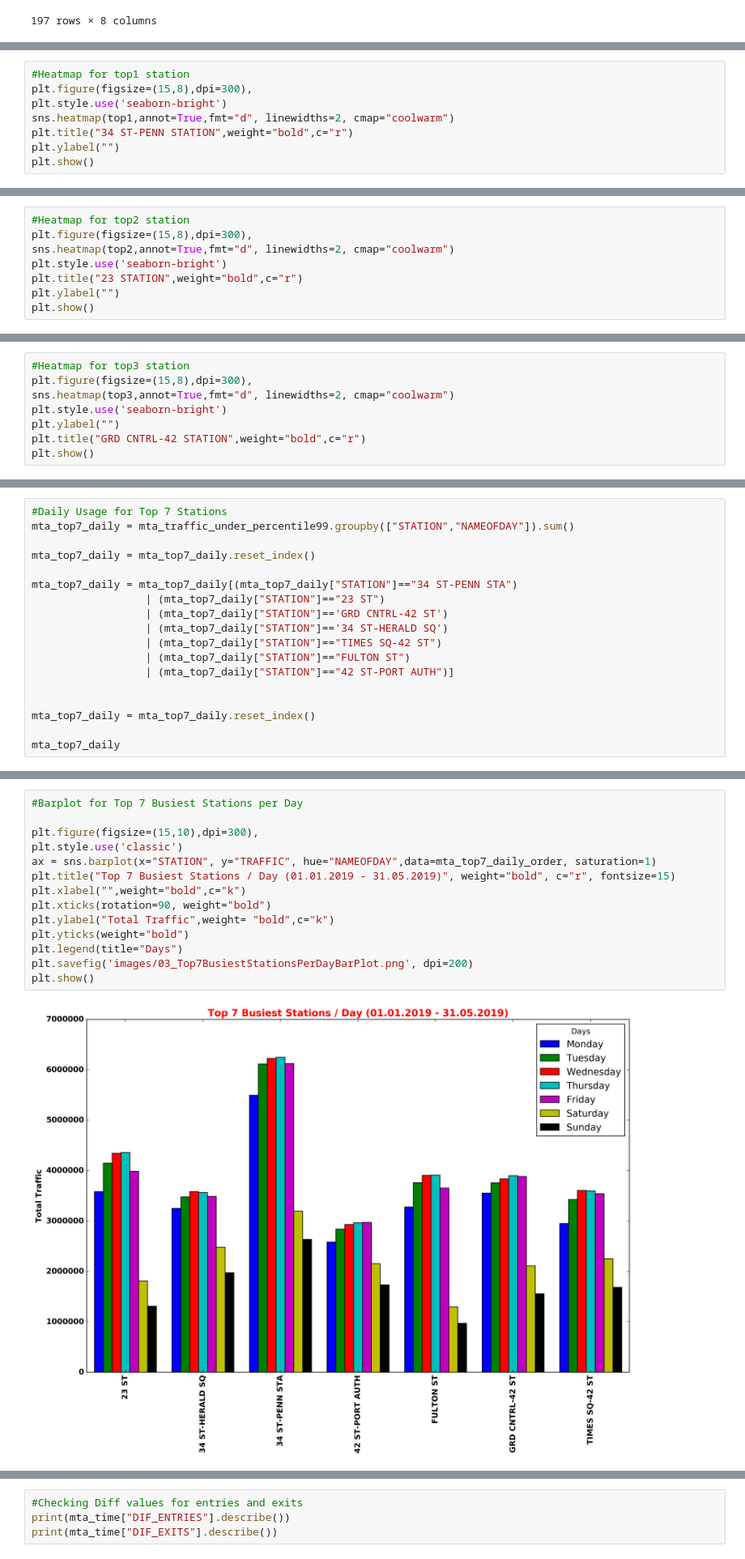
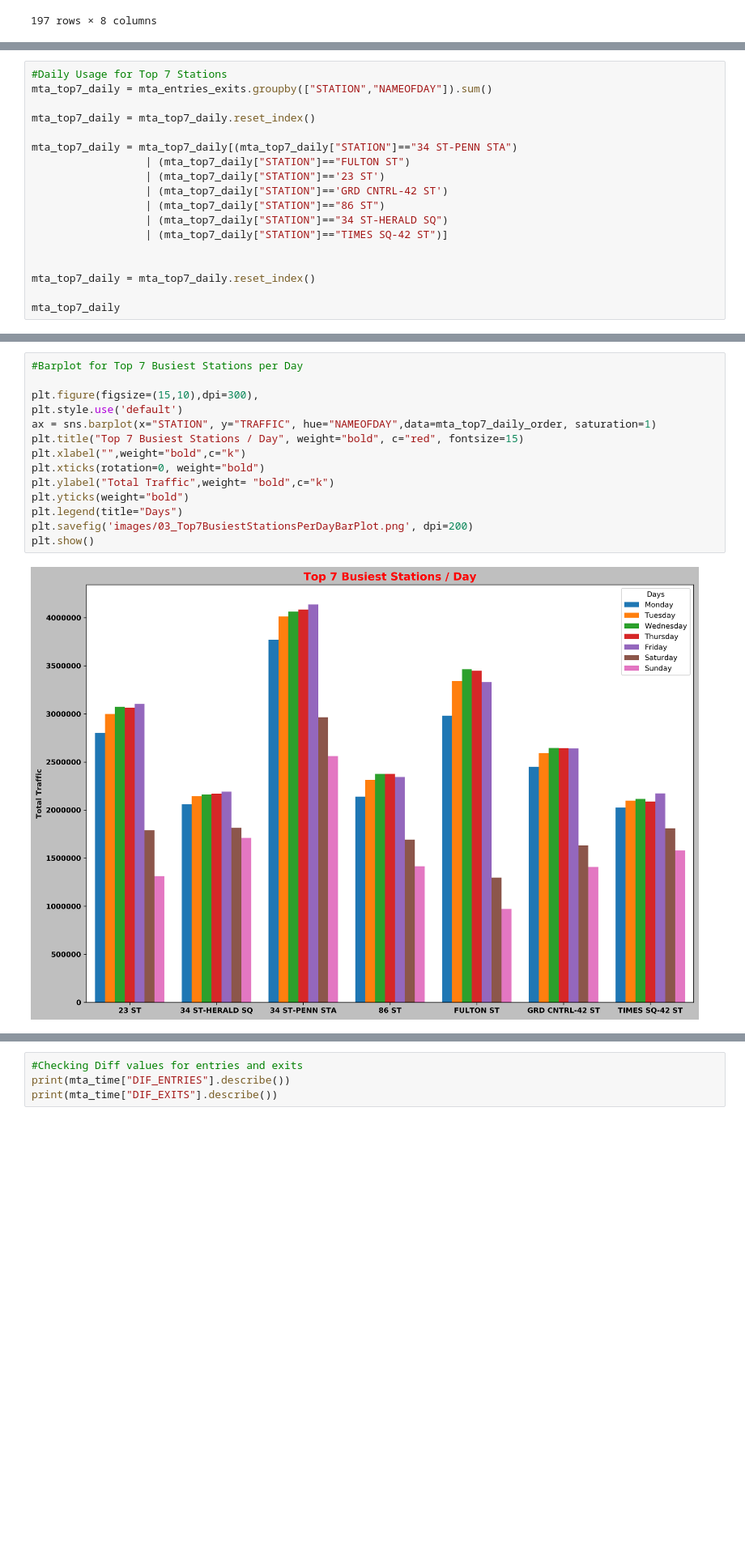
Before and after one commit to yalinyener/EDA-MTA-Turnstile, a Jupyter notebook: ExploratoryDataAnalysis(EDA)ofMTA_TurnstileData.ipynb, the cells around one changed output, grey strips where cells are left out. Shown at 81% size. Saved outputs shown, nothing was run; the diff lists cells and outputs as text; blank space fills up the shorter version.

```diff
--- a/ExploratoryDataAnalysis(EDA)ofMTA_TurnstileData.ipynb
+++ b/ExploratoryDataAnalysis(EDA)ofMTA_TurnstileData.ipynb
@@ -542,8 +570,0 @@ top3 = top3.reindex(index = ["Monday","Tuesday","Wednesday","Thursday","Friday",
-# %%
-#Heatmap for top1 station
-plt.figure(figsize=(15,8),dpi=300),
-plt.style.use('seaborn-bright')
-sns.heatmap(top1,annot=True,fmt="d", linewidths=2, cmap="coolwarm")
-plt.title("34 ST-PENN STATION",weight="bold",c="r")
-plt.ylabel("")
-plt.show()
@@ -552,8 +570,0 @@ plt.show()
-# %%
-#Heatmap for top2 station
-plt.figure(figsize=(15,8),dpi=300),
-sns.heatmap(top2,annot=True,fmt="d", linewidths=2, cmap="coolwarm")
-plt.style.use('seaborn-bright')
-plt.title("23 STATION",weight="bold",c="r")
-plt.ylabel("")
-plt.show()
@@ -562,8 +570,0 @@ plt.show()
-# %%
-#Heatmap for top3 station
-plt.figure(figsize=(15,8),dpi=300),
-sns.heatmap(top3,annot=True,fmt="d", linewidths=2, cmap="coolwarm")
-plt.style.use('seaborn-bright')
-plt.ylabel("")
-plt.title("GRD CNTRL-42 STATION",weight="bold",c="r")
-plt.show()
@@ -572,16 +583,16 @@ plt.show()
 # %%
 #Daily Usage for Top 7 Stations
-mta_top7_daily = mta_traffic_under_percentile99.groupby(["STATION","NAMEOFDAY"]).sum()
+mta_top7_daily = mta_entries_exits.groupby(["STATION","NAMEOFDAY"]).sum()
 
 mta_top7_daily = mta_top7_daily.reset_index()
 
 mta_top7_daily = mta_top7_daily[(mta_top7_daily["STATION"]=="34 ST-PENN STA")
-                  | (mta_top7_daily["STATION"]=="23 ST")
+                  | (mta_top7_daily["STATION"]=="FULTON ST")
+                  | (mta_top7_daily["STATION"]=='23 ST')
                   | (mta_top7_daily["STATION"]=='GRD CNTRL-42 ST')
-                  | (mta_top7_daily["STATION"]=='34 ST-HERALD SQ')
-                  | (mta_top7_daily["STATION"]=="TIMES SQ-42 ST")
-                  | (mta_top7_daily["STATION"]=="FULTON ST")
-                  | (mta_top7_daily["STATION"]=="42 ST-PORT AUTH")]
+                  | (mta_top7_daily["STATION"]=="86 ST")
+                  | (mta_top7_daily["STATION"]=="34 ST-HERALD SQ")
+                  | (mta_top7_daily["STATION"]=="TIMES SQ-42 ST")]
 
 
 mta_top7_daily = mta_top7_daily.reset_index()
@@ -632,19 +643,19 @@ mta_top7_daily_order
 # %%
 #Barplot for Top 7 Busiest Stations per Day
 
 plt.figure(figsize=(15,10),dpi=300),
-plt.style.use('classic')
+plt.style.use('default')
 ax = sns.barplot(x="STATION", y="TRAFFIC", hue="NAMEOFDAY",data=mta_top7_daily_order, saturation=1)
-plt.title("Top 7 Busiest Stations / Day (01.01.2019 - 31.05.2019)", weight="bold", c="r", fontsize=15)
+plt.title("Top 7 Busiest Stations / Day", weight="bold", c="red", fontsize=15)
 plt.xlabel("",weight="bold",c="k")
-plt.xticks(rotation=90, weight="bold")
+plt.xticks(rotation=0, weight="bold")
 plt.ylabel("Total Traffic",weight= "bold",c="k")
 plt.yticks(weight="bold")
 plt.legend(title="Days")
 plt.savefig('images/03_Top7BusiestStationsPerDayBarPlot.png', dpi=200)
 plt.show()
 # %% [output]
-[figure, old version]
+[figure, new version]
 # %%
 #Creating Pivot table for heatmap
 
```
Also changed, not shown: parts of 32 cells of this notebook, 6 other files.
